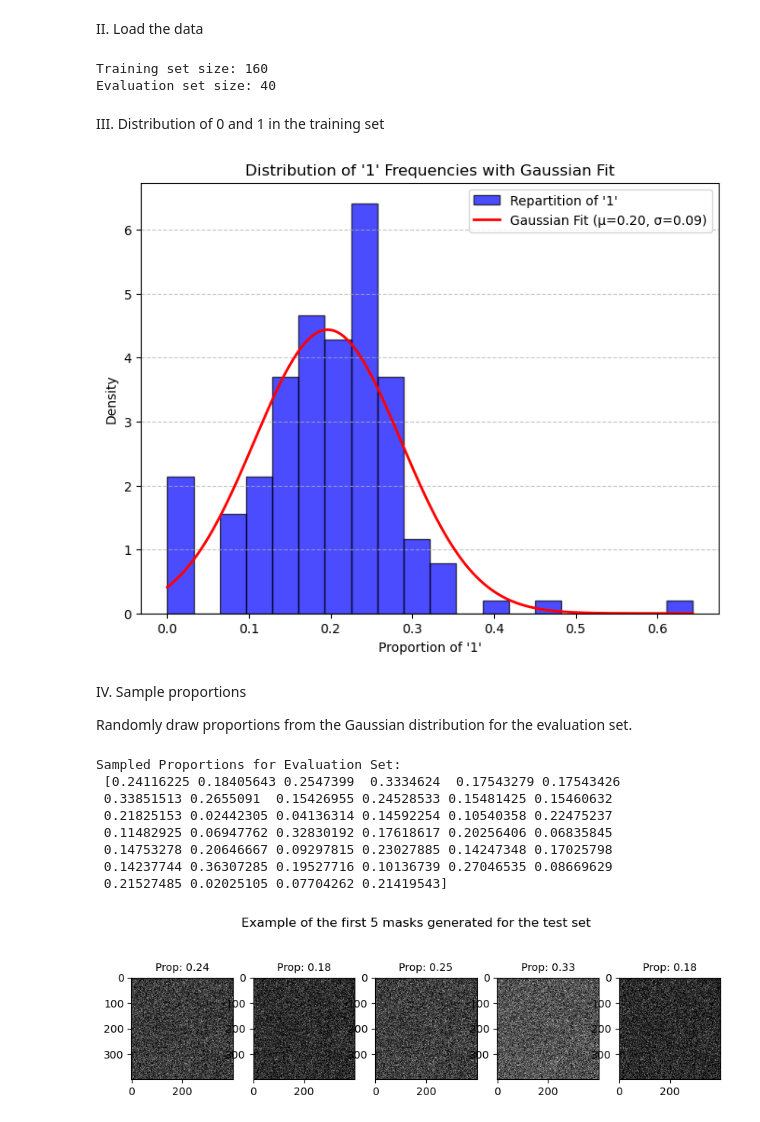
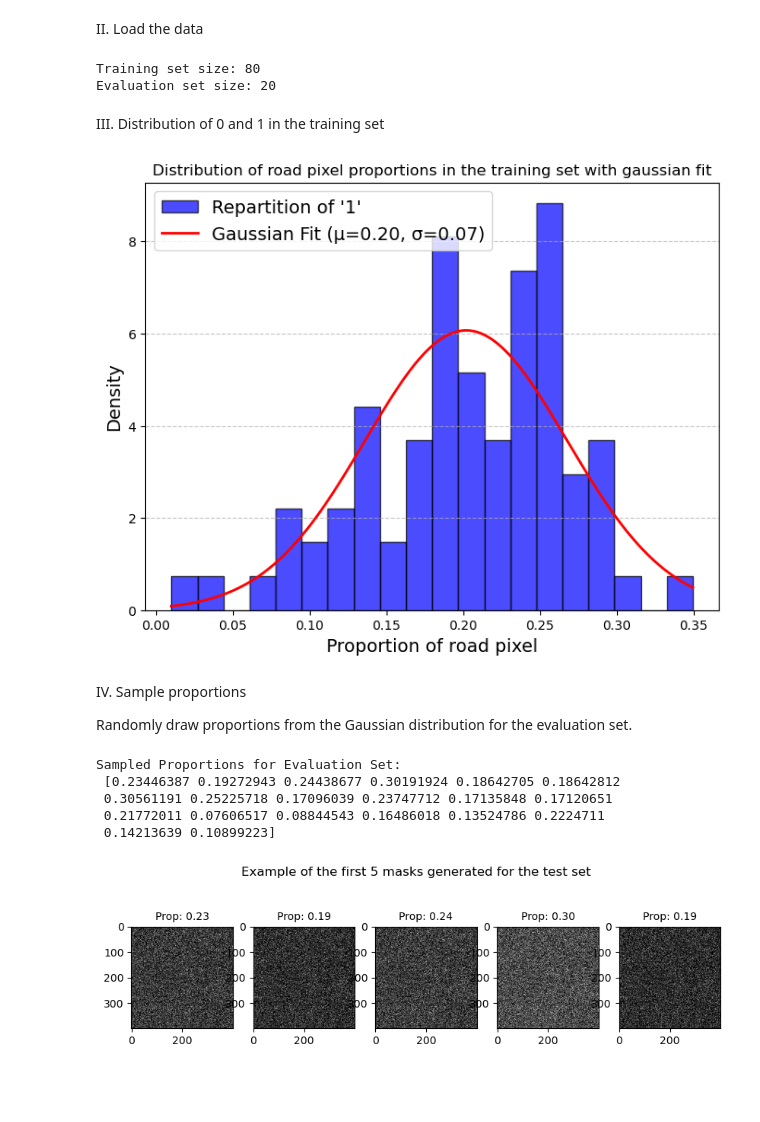
Before and after one commit to CS-433/ml-project-2-satnet, a Jupyter notebook: random.ipynb, the cells around one changed output. Drawn from its saved outputs; the diff is of its cells as text; code cells hidden in the pictures; blank space fills up the shorter version.

```diff
--- a/random.ipynb
+++ b/random.ipynb
@@ -24,25 +22,19 @@ PATCH_SIZE = 16
 # %% [markdown]
 II. Load the data
 # %%
-# Assume load_data() returns imgs and gt_imgs as lists of arrays
-root_training_dir = "dataset/augmented_training/"
+root_training_dir = "dataset/training/"
 imgs, gt_imgs, n_train, files_train = load_data(root_training_dir, is_test=False)
 
 # Convert ground truth masks to binary arrays
 gt_imgs = [np.array(gt_img > 0.5).astype(int) for gt_img in gt_imgs]
 
+dataset_size = len(imgs)
+indices = np.arange(dataset_size)
 
-# Ensure imgs and gt_imgs are the same length
-assert len(imgs) == len(gt_imgs), "imgs and gt_imgs must have the same length"
+np.random.seed(42)
+np.random.shuffle(indices)
 
-# Generate indices for splitting
-dataset_size = len(imgs)
-indices = np.arange(dataset_size)  # Create an array of indices
-np.random.seed(42)  # Set seed for reproducibility
-np.random.shuffle(indices)  # Shuffle the indices
-
-# Split indices into training and evaluation
-split_ratio = 0.2  # Use 20% for evaluation
+split_ratio = 0.2
 split_point = int(dataset_size * (1 - split_ratio))
 train_indices = indices[:split_point]
 eval_indices = indices[split_point:]
@@ -53,34 +45,33 @@ gt_imgs_train = [gt_imgs[i] for i in train_indices]
 imgs_eval = [imgs[i] for i in eval_indices]
 gt_imgs_eval = [gt_imgs[i] for i in eval_indices]
 
-# Print the sizes to verify
 print(f"Training set size: {len(imgs_train)}")
 print(f"Evaluation set size: {len(imgs_eval)}")
 # %% [output]
-Training set size: 160
-Evaluation set size: 40
+Training set size: 80
+Evaluation set size: 20
 # %% [markdown]
 III. Distribution of 0 and 1 in the training set
 # %%
 prop_road = []
 for gt_img_train in gt_imgs_train:
     prop_road.append(np.mean(gt_img_train))
 
 plt.figure(figsize=(8, 6))
 count, bins, _ = plt.hist(prop_road, bins=20, density=True, alpha=0.7, color='blue', edgecolor='black', label="Repartition of '1'")
 mu, sigma = norm.fit(prop_road)
 x = np.linspace(min(bins), max(bins), 1000)
 pdf = norm.pdf(x, mu, sigma)
 
 plt.plot(x, pdf, 'r-', lw=2, label=f"Gaussian Fit (μ={mu:.2f}, σ={sigma:.2f})")
-plt.title("Distribution of '1' Frequencies with Gaussian Fit")
-plt.xlabel("Proportion of '1'")
-plt.ylabel("Density")
-plt.legend()
+plt.title("Distribution of road pixel proportions in the training set with gaussian fit")
+plt.xlabel("Proportion of road pixel", fontsize=14)
+plt.ylabel("Density", fontsize=14)
+plt.legend(fontsize=14)
 plt.grid(axis='y', linestyle='--', alpha=0.7)
 plt.show()
 # %% [output]
-[figure, old version]
+[figure, new version]
 # %% [markdown]
 IV. Sample proportions
 
@@ -104,13 +95,10 @@ mask_shape_test = np.shape(gt_imgs_eval[0])
 eval_masks = [generate_random_mask(mask_shape_test, proportion) for proportion in sampled_proportions]
 # %% [output]
 Sampled Proportions for Evaluation Set:
- [0.24116225 0.18405643 0.2547399  0.3334624  0.17543279 0.17543426
- 0.33851513 0.2655091  0.15426955 0.24528533 0.15481425 0.15460632
- 0.21825153 0.02442305 0.04136314 0.14592254 0.10540358 0.22475237
- 0.11482925 0.06947762 0.32830192 0.17618617 0.20256406 0.06835845
- 0.14753278 0.20646667 0.09297815 0.23027885 0.14247348 0.17025798
- 0.14237744 0.36307285 0.19527716 0.10136739 0.27046535 0.08669629
- 0.21527485 0.02025105 0.07704262 0.21419543]
+ [0.23446387 0.19272943 0.24438677 0.30191924 0.18642705 0.18642812
+ 0.30561191 0.25225718 0.17096039 0.23747712 0.17135848 0.17120651
+ 0.21772011 0.07606517 0.08844543 0.16486018 0.13524786 0.2224711
+ 0.14213639 0.10899223]
 # %%
 plt.figure(figsize=(10, 3))
 plt.suptitle("Example of the first 5 masks generated for the test set")
```
Also changed, not shown: parts of 3 cells of this notebook, 2 other files.
